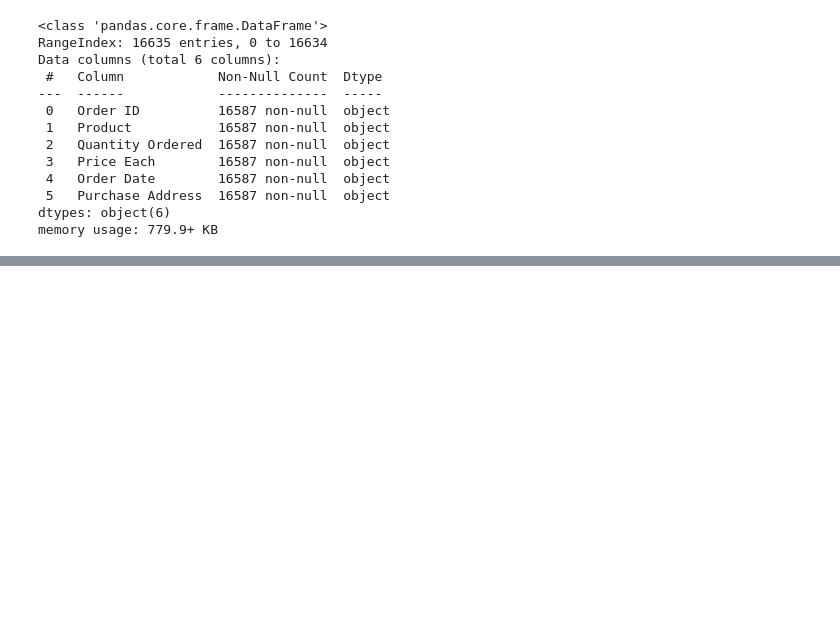
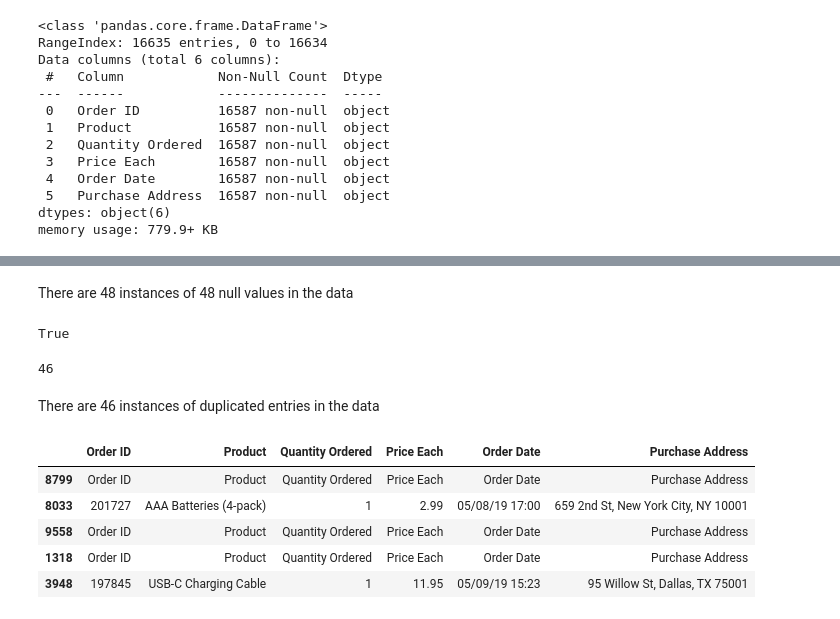
Before and after one commit to elvis-darko/Personal-Projects, a Jupyter notebook: FULL CYCLE PROJECTS/PRODUCT_SALES_ANALYSIS/Product_Sales_Data_Analysis.ipynb, the cells around one changed output, grey strips where cells are left out. Drawn from its saved outputs; the diff is of its cells as text; code cells hidden in the pictures; blank space fills up the shorter version.

```diff
--- a/FULL CYCLE PROJECTS/PRODUCT_SALES_ANALYSIS/Product_Sales_Data_Analysis.ipynb
+++ b/FULL CYCLE PROJECTS/PRODUCT_SALES_ANALYSIS/Product_Sales_Data_Analysis.ipynb
@@ -1068,0 +1083,31 @@ memory usage: 779.9+ KB
+# %% [markdown]
+There are 48 instances of 48 null values in the data
+# %%
+# Drop null values from data
+
+may_data.dropna(how="all", axis=0, inplace=True)
+# %%
+# Check for duplicates in the data
+
+may_data.duplicated().any()
+# %% [output]
+True
+# %%
+# Chek for the sum of duplicates
+
+may_data.duplicated().sum()
+# %% [output]
+46
+# %% [markdown]
+There are 46 instances of duplicated entries in the data
+# %%
+# Investigate the issue of duplicates with 5 samples
+
+may_data[may_data.duplicated()].sample(5, random_state=0)
+# %% [output]
+|  | Order ID | Product | Quantity Ordered | Price Each | Order Date | Purchase Address |
+| 8799 | Order ID | Product | Quantity Ordered | Price Each | Order Date | Purchase Address |
+| 8033 | 201727 | AAA Batteries (4-pack) | 1 | 2.99 | 05/08/19 17:00 | 659 2nd St, New York City, NY 10001 |
+| 9558 | Order ID | Product | Quantity Ordered | Price Each | Order Date | Purchase Address |
+| 1318 | Order ID | Product | Quantity Ordered | Price Each | Order Date | Purchase Address |
+| 3948 | 197845 | USB-C Charging Cable | 1 | 11.95 | 05/09/19 15:23 | 95 Willow St, Dallas, TX 75001 |
```
Also changed, not shown: parts of 34 cells of this notebook.
